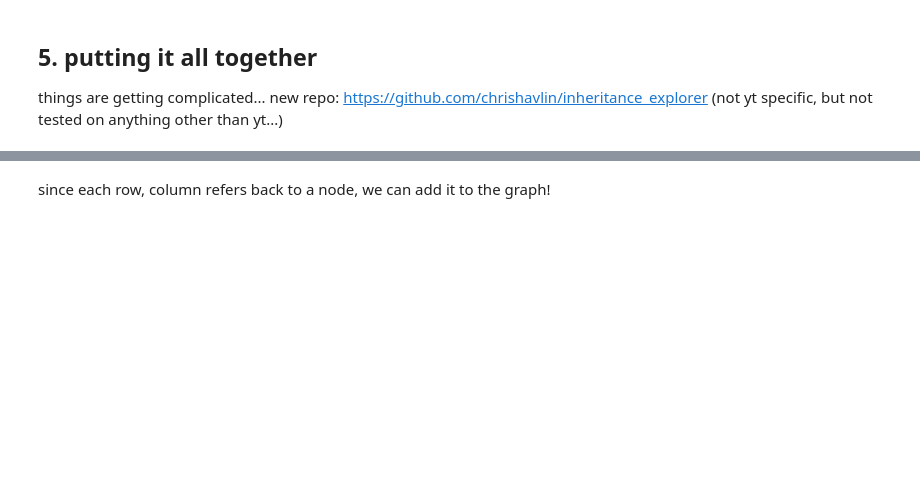
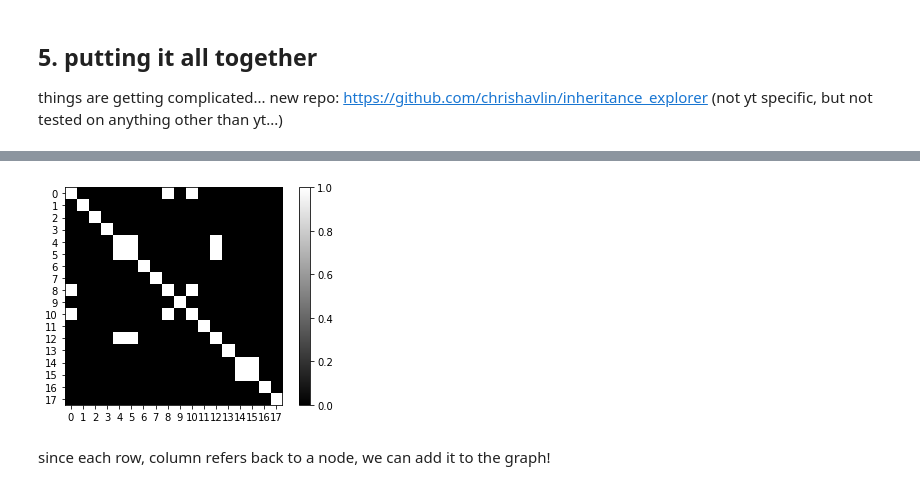
Before and after one commit to chrishavlin/yt_scratch, a Jupyter notebook: notebooks/inheritance_explorer_bg_demo.ipynb, the cells around one changed output, grey strips where cells are left out. Cells and saved outputs as stored; diff of their text form; code cells hidden in the pictures; blank space fills up the shorter version.

```diff
--- a/notebooks/inheritance_explorer_bg_demo.ipynb
+++ b/notebooks/inheritance_explorer_bg_demo.ipynb
@@ -365,3 +493,7 @@ _ = plt.gca().set_yticks(range(M.shape[0]))
+# %%
+labels, ax = cgt.plot_similarity(above_cutoff=True)
+# %% [output]
+[figure, added]
 # %% [markdown]
 since each row, column refers back to a node, we can add it to the graph!
 # %%
```
Also changed, not shown: parts of 34 cells of this notebook.
